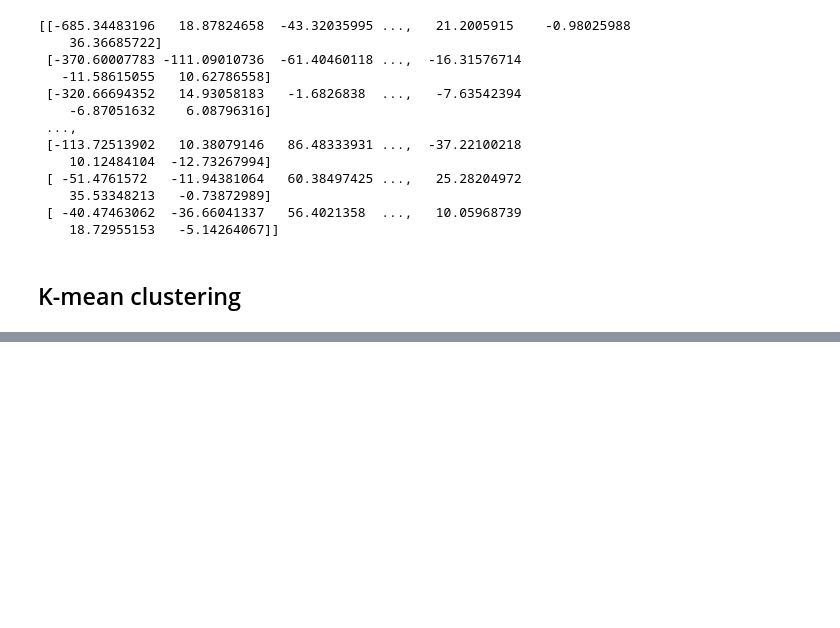
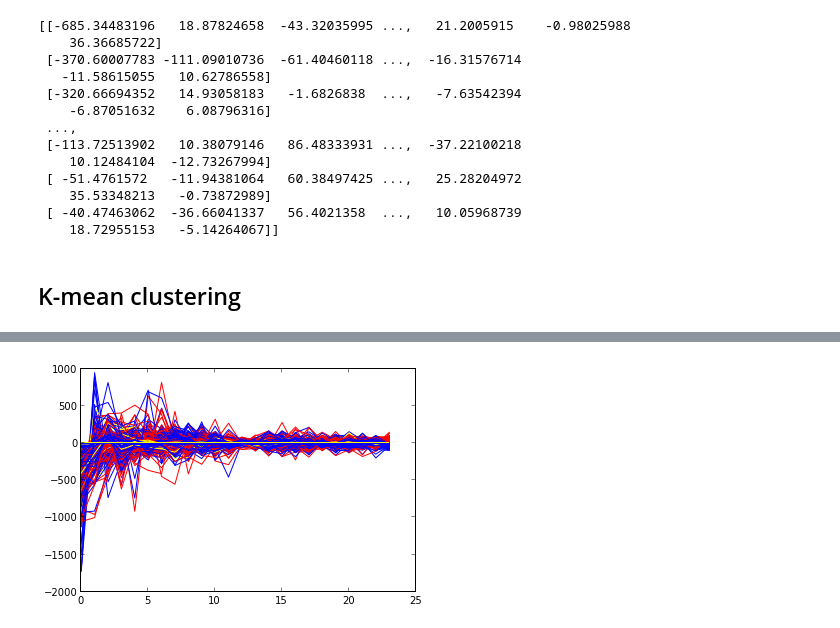
Before and after one commit to JulianaAyala/MetodosComputacionales, a Jupyter notebook: Tarea4/Homicidios.ipynb, the cells around one changed output, grey strips where cells are left out. Cells and saved outputs as stored; diff of their text form; code cells hidden in the pictures; blank space fills up the shorter version.

```diff
--- a/Tarea4/Homicidios.ipynb
+++ b/Tarea4/Homicidios.ipynb
@@ -142,0 +271,41 @@ ValueError: x and y must have same first dimension
+# %%
+x1 = zeros(ciudades)
+y1 = zeros(anios)
+x2 = zeros(ciudades)
+y2 = zeros(anios)
+x3 = zeros(ciudades)
+y3 = zeros(anios)
+distancia1 = zeros(ciudades)
+distancia2 = zeros(ciudades)
+distancia3 = zeros(ciudades)
+grupo1 = zeros((ciudades,anios))
+grupo2 = zeros((ciudades,anios))
+grupo3 = zeros((ciudades,anios))
+# %%
+for i in range(ciudades):
+    for j in range(anios):
+        x1[i] = combinacion[i,j] - c1
+        y1[j] = combinacion[i,j] - c1
+        x2[i] = combinacion[i,j] - c2
+        y2[j] = combinacion[i,j] - c2
+        x3[i] = combinacion[i,j] - c3
+        y3[j] = combinacion[i,j] - c3
+
+        distancia1[i] = sqrt((x1[i]**2)+(y1[j]**2))
+        distancia2[i] = sqrt((x2[i]**2)+(y2[j]**2))
+        distancia3[i] = sqrt((x3[i]**2)+(y3[j]**2))
+# %%
+for i in range(ciudades):
+    for j in range(anios):
+        if((distancia1[i]<distancia2[i]) & (distancia1[i]<distancia3[i])):
+            grupo1[i,j] = combinacion[i,j]
+        elif((distancia2[i]<distancia1[i]) & (distancia2[i]<distancia3[i])):
+            grupo2[i,j]=combinacion[i,j]
+        else:
+            grupo3[i,j]=combinacion[i,j]
+
+    plot(grupo1[i,:], c='red')
+    plot(grupo2[i,:], c='blue')
+    plot(grupo3[i,:], c='yellow')
+# %% [output]
+[figure, added]
```
Also changed, not shown: parts of 12 cells of this notebook, 2 other files.
